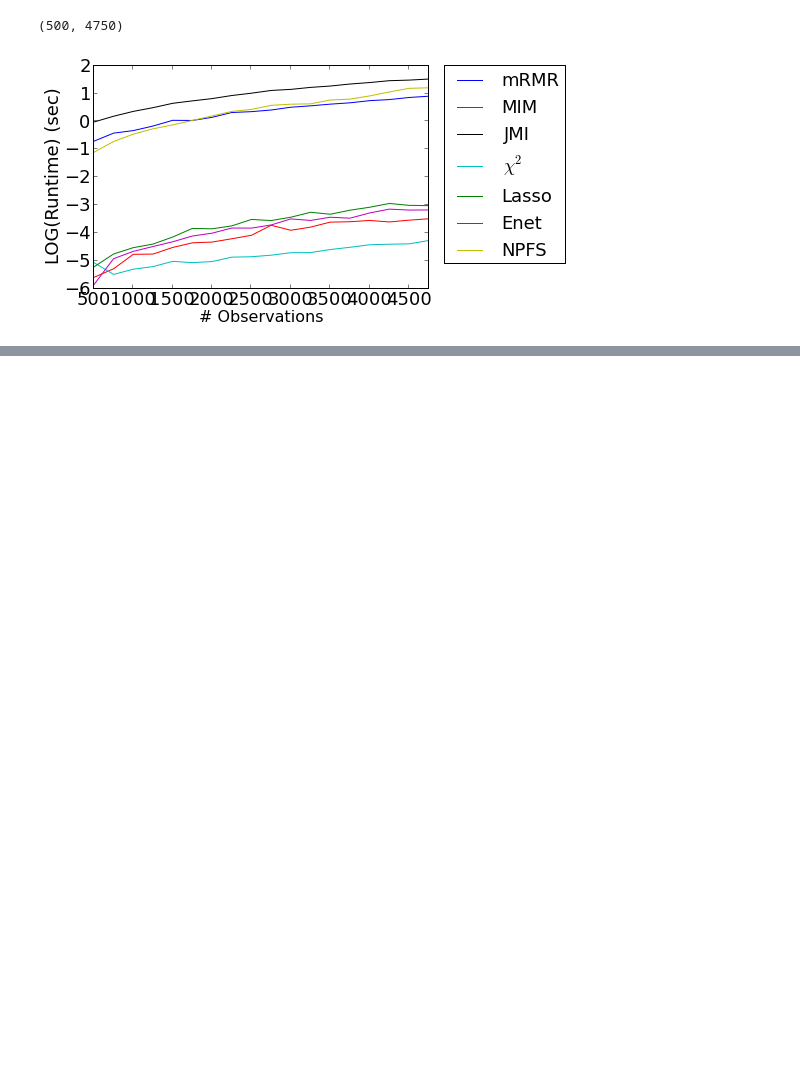
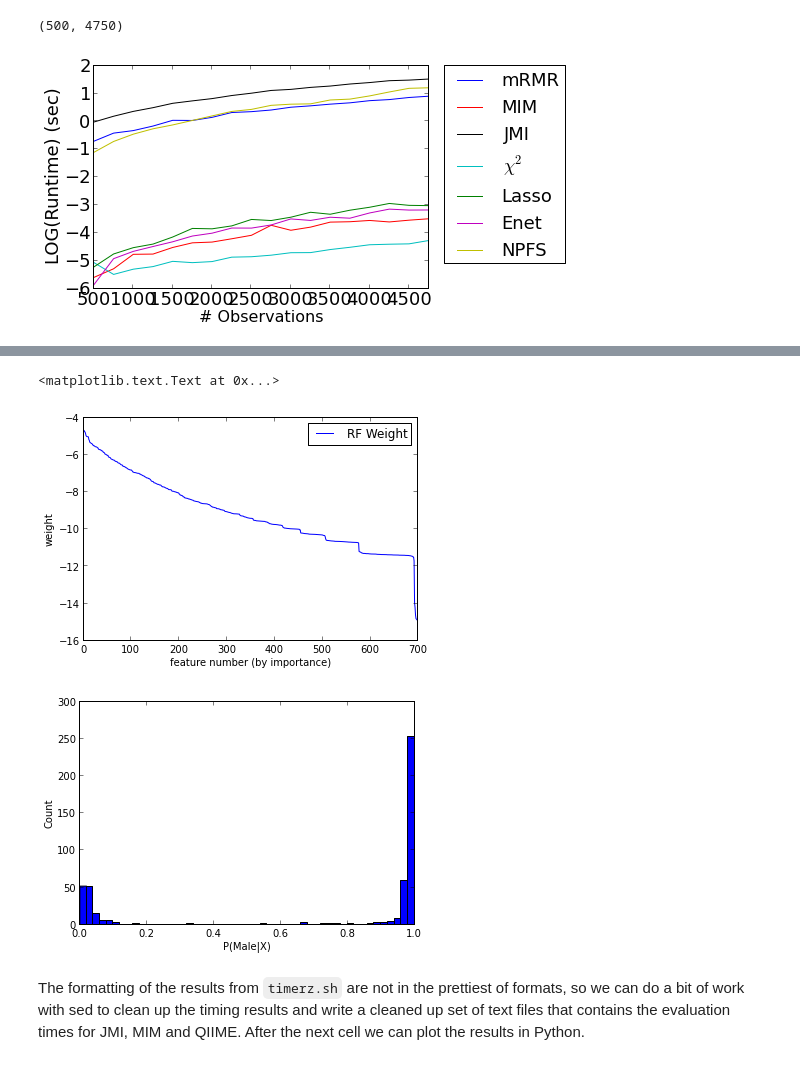
Before and after one commit to gditzler/fs-times, a Jupyter notebook: FS-Times.ipynb, the cells around one changed output, grey strips where cells are left out. Drawn from its saved outputs; the diff is of its cells as text; code cells hidden in the pictures; blank space fills up the shorter version.

Commit message:
added qiime versus feast data to the ipython notebook

```diff
--- a/FS-Times.ipynb
+++ b/FS-Times.ipynb
@@ -118,0 +135,20 @@ plt.xlim((n_begin, n_end-steps))
+# %%
+df = pd.read_csv("qiime-dir/feature_importance_scores.txt", sep="\t")
+plt.plot(np.array(range(len(df["Mean_decrease_in_accuracy"]))),
+         np.log(df["Mean_decrease_in_accuracy"]),
+         label='RF Weight')
+plt.xlabel('feature number (by importance)')
+plt.ylabel('weight')
+plt.legend()
+
+plt.figure()
+df = pd.read_csv("qiime-dir/cv_probabilities.txt", sep="\t")
+h=plt.hist(df["male"], 50, label='probabilities')
+plt.xlabel('P(Male|X)')
+plt.ylabel('Count')
+# %% [output]
+<matplotlib.text.Text at 0x...>
+[figure, added]
+[figure, added]
+# %% [markdown]
+The formatting of the results from `timerz.sh` are not in the prettiest of formats, so we can do a bit of work with sed to clean up the timing results and write a cleaned up set of text files that contains the evaluation times for JMI, MIM and QIIME. After the next cell we can plot the results in Python.
```
Also changed, not shown: parts of 10 cells of this notebook, 3 other files.
